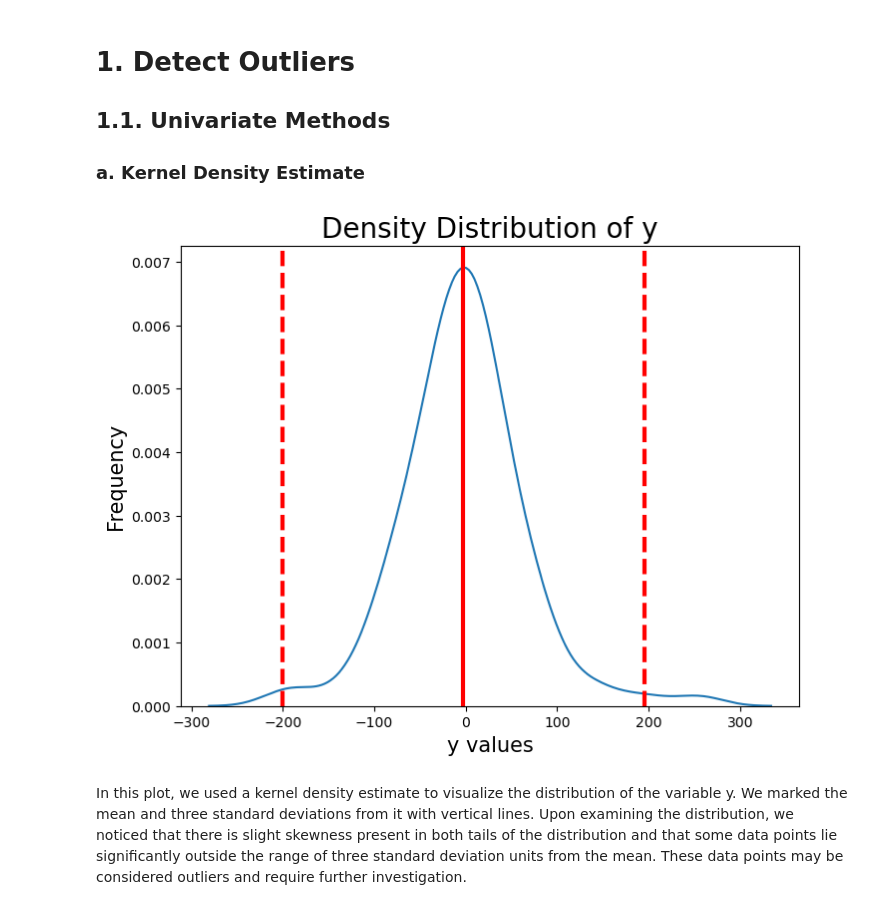
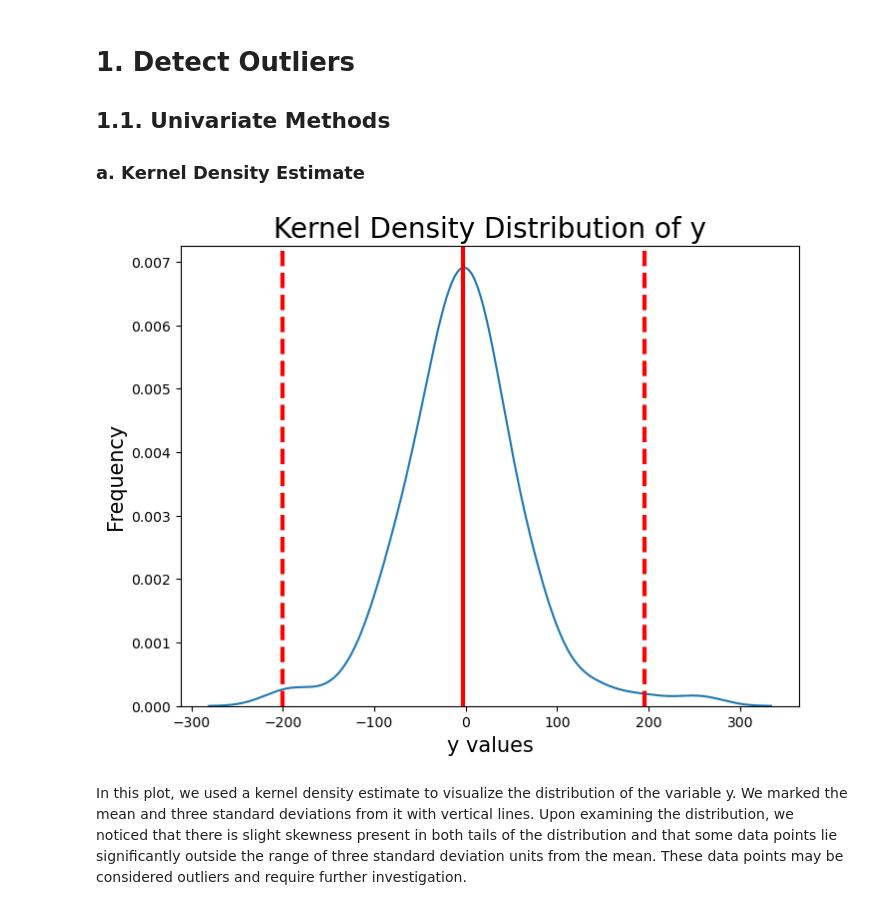
Before and after one commit to sadek-snoussi/detect-and-remove-outliers, a Jupyter notebook: notebooks/Outliers.ipynb, the cells around one changed output. Drawn from its saved outputs; the diff is of its cells as text; code cells hidden in the pictures.

```diff
--- a/notebooks/Outliers.ipynb
+++ b/notebooks/Outliers.ipynb
@@ -57,32 +57,32 @@ plt.legend() # Add a legend to the plot
 # %%
 import seaborn as sns
 import numpy as np
 
 # Set the size of the plot
 plt.figure(figsize=(8, 6))
 
 # Plot the kernel density estimate of y
 sns.kdeplot(y)
 
 
 # Calculate the mean and standard deviation of y
 mean = np.mean(y)
 std = np.std(y)
 
 # Draw vertical lines at the mean and three standard deviations from the mean
 plt.axvline(mean, color='red', linewidth=3)
 plt.axvline(mean + 3*std, color='red', linewidth=3, linestyle='dashed')
 plt.axvline(mean - 3*std, color='red', linewidth=3, linestyle='dashed')
 
 # Add labels and title
 plt.xlabel('y values', fontsize=15)
 plt.ylabel('Frequency', fontsize=15)
-plt.title('Density Distribution of y', fontsize=20)
+plt.title('Kernel Density Distribution of y', fontsize=20)
 
 # Show plot
 plt.show()
 # %% [output]
-[figure, old version]
+[figure, new version]
 # %% [markdown]
 In this plot, we used a kernel density estimate to visualize the distribution of the variable y. We marked the mean and three standard deviations from it with vertical lines. Upon examining the distribution, we noticed that there is slight skewness present in both tails of the distribution and that some data points lie significantly outside the range of three standard deviation units from the mean. These data points may be considered outliers and require further investigation.
 # %% [markdown]
```
Also changed, not shown: parts of 1 cell of this notebook, 11 other files.
